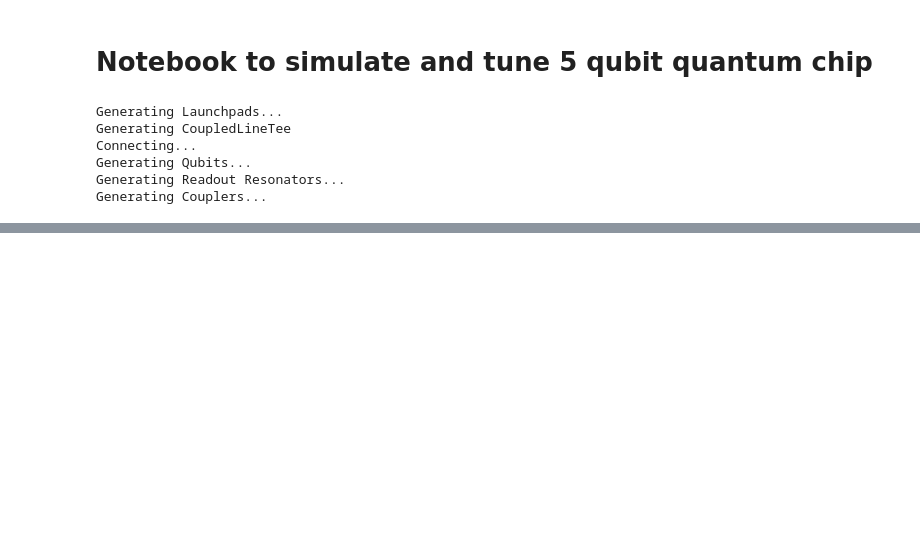
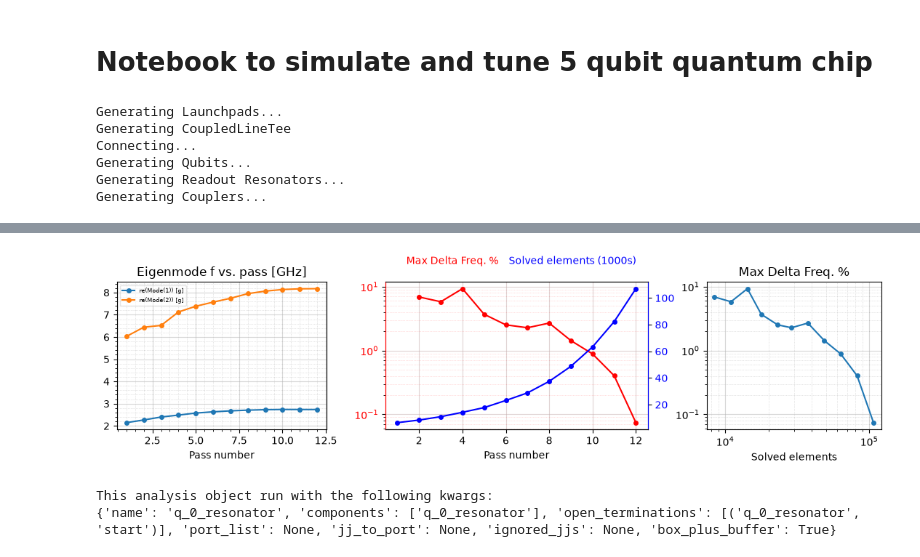
Before and after one commit to recursion2612/metal-flow, a Jupyter notebook: src/metal_flow/main_design.ipynb, the cells around one changed output, grey strips where cells are left out. Saved outputs shown, nothing was run; the diff lists cells and outputs as text; code cells hidden in the pictures; blank space fills up the shorter version.

```diff
--- a/src/metal_flow/main_design.ipynb
+++ b/src/metal_flow/main_design.ipynb
@@ -115,0 +996,3 @@ Total passes:16
+# %%
+component = 'q_0_resonator'
+design.components[component].pin_names
@@ -115,0 +1001,8 @@ Total passes:16
+# %%
+eig_qb = EPRanalysis(design, "hfss")
+eig_qb.sim.setup.max_passes = 40
+eig_qb.sim.setup.basis_order = 1
+# example: update multiple settings
+eig_qb.sim.setup_update(n_modes=2, max_delta_f=0.1, min_freq_ghz=1.1, vars=Dict(Lj=design.components.q_0.options.hfss_inductance, Cj='0 fF'))
+eig_qb.sim._initialize_renderer()
+eig_qb.sim.setup
@@ -115,0 +1032,8 @@ Total passes:16
+# %%
+eig_qb.sim.run(name= 'q_0_resonator',
+               components= [component],
+               open_terminations= [(component, 'start')],
+               port_list= None,
+               jj_to_port= None,
+               ignored_jjs= None,
+               box_plus_buffer= True)
@@ -115,0 +1049,9 @@ Total passes:16
+# %%
+eig_qb.sim.plot_convergences()
+# %% [output]
+[figure, added]
+# %%
+eig_qb.sim.print_run_args()
+# %% [output]
+This analysis object run with the following kwargs:
+{'name': 'q_0_resonator', 'components': ['q_0_resonator'], 'open_terminations': [('q_0_resonator', 'start')], 'port_list': None, 'jj_to_port': None, 'ignored_jjs': None, 'box_plus_buffer': True}
```
Also changed, not shown: parts of 87 cells of this notebook, 27 other files.
